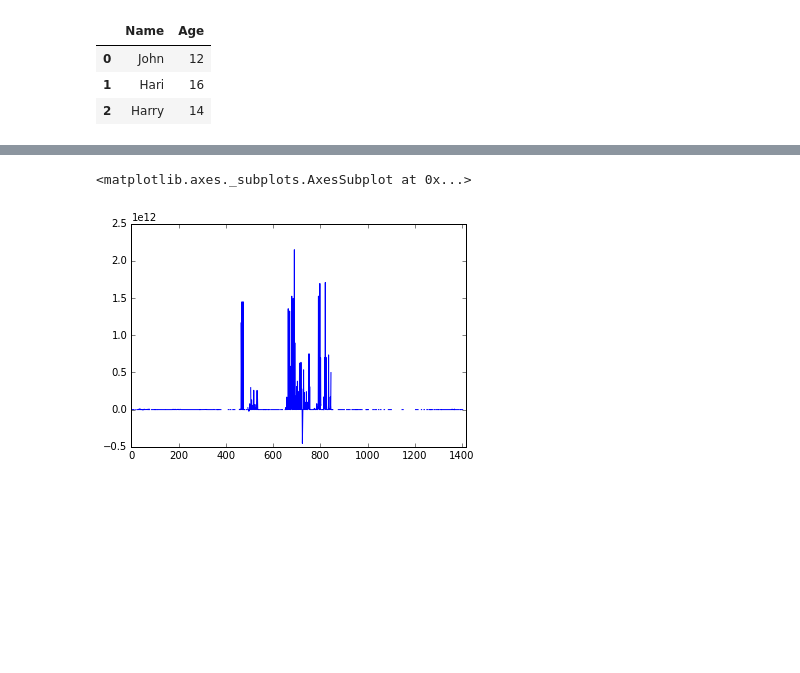
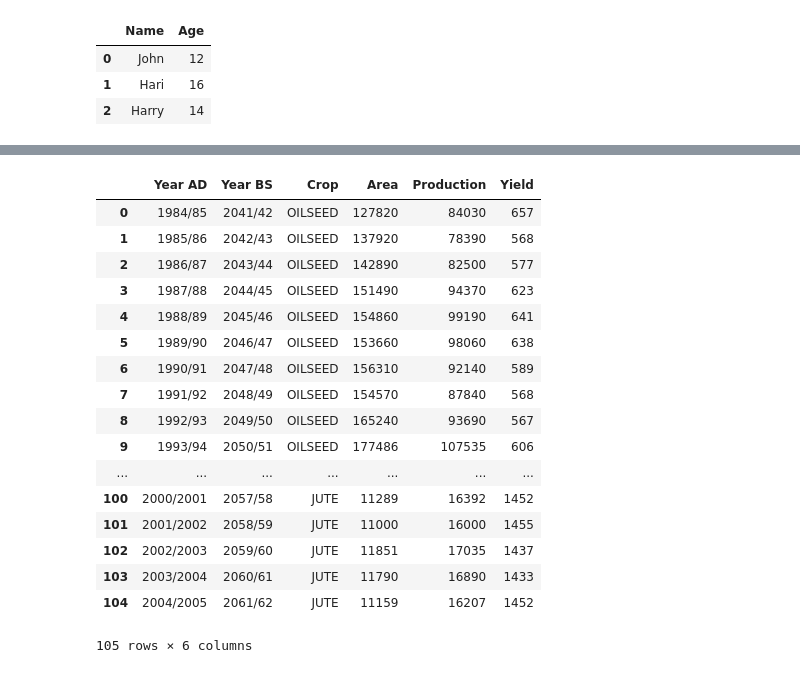
Before and after one commit to learningwithdg/datascience, a Jupyter notebook: pandas.ipynb, the cells around one changed output, grey strips where cells are left out. Saved outputs shown, nothing was run; the diff lists cells and outputs as text; code cells hidden in the pictures; blank space fills up the shorter version.

```diff
--- a/pandas.ipynb
+++ b/pandas.ipynb
@@ -221,5 +42,23 @@ import matplotlib
-# %%
-df["2013"].plot()
-# %% [output]
-<matplotlib.axes._subplots.AxesSubplot at 0x...>
-[figure, removed]
+# %%
+agri_df = pd.read_csv('agriculture.csv')
+# %%
+agri_df
+# %% [output]
+|  | Year AD | Year BS | Crop | Area | Production | Yield |
+| 0 | 1984/85 | 2041/42 | OILSEED | 127820 | 84030 | 657 |
+| 1 | 1985/86 | 2042/43 | OILSEED | 137920 | 78390 | 568 |
+| 2 | 1986/87 | 2043/44 | OILSEED | 142890 | 82500 | 577 |
+| 3 | 1987/88 | 2044/45 | OILSEED | 151490 | 94370 | 623 |
+| 4 | 1988/89 | 2045/46 | OILSEED | 154860 | 99190 | 641 |
+| 5 | 1989/90 | 2046/47 | OILSEED | 153660 | 98060 | 638 |
+| 6 | 1990/91 | 2047/48 | OILSEED | 156310 | 92140 | 589 |
+| 7 | 1991/92 | 2048/49 | OILSEED | 154570 | 87840 | 568 |
+| 8 | 1992/93 | 2049/50 | OILSEED | 165240 | 93690 | 567 |
+| 9 | 1993/94 | 2050/51 | OILSEED | 177486 | 107535 | 606 |
+| ... | ... | ... | ... | ... | ... | ... |
+| 100 | 2000/2001 | 2057/58 | JUTE | 11289 | 16392 | 1452 |
+| 101 | 2001/2002 | 2058/59 | JUTE | 11000 | 16000 | 1455 |
+| 102 | 2002/2003 | 2059/60 | JUTE | 11851 | 17035 | 1437 |
+| 103 | 2003/2004 | 2060/61 | JUTE | 11790 | 16890 | 1433 |
+| 104 | 2004/2005 | 2061/62 | JUTE | 11159 | 16207 | 1452 |
+105 rows × 6 columns
```
Also changed, not shown: parts of 54 cells of this notebook, 1 other file.
